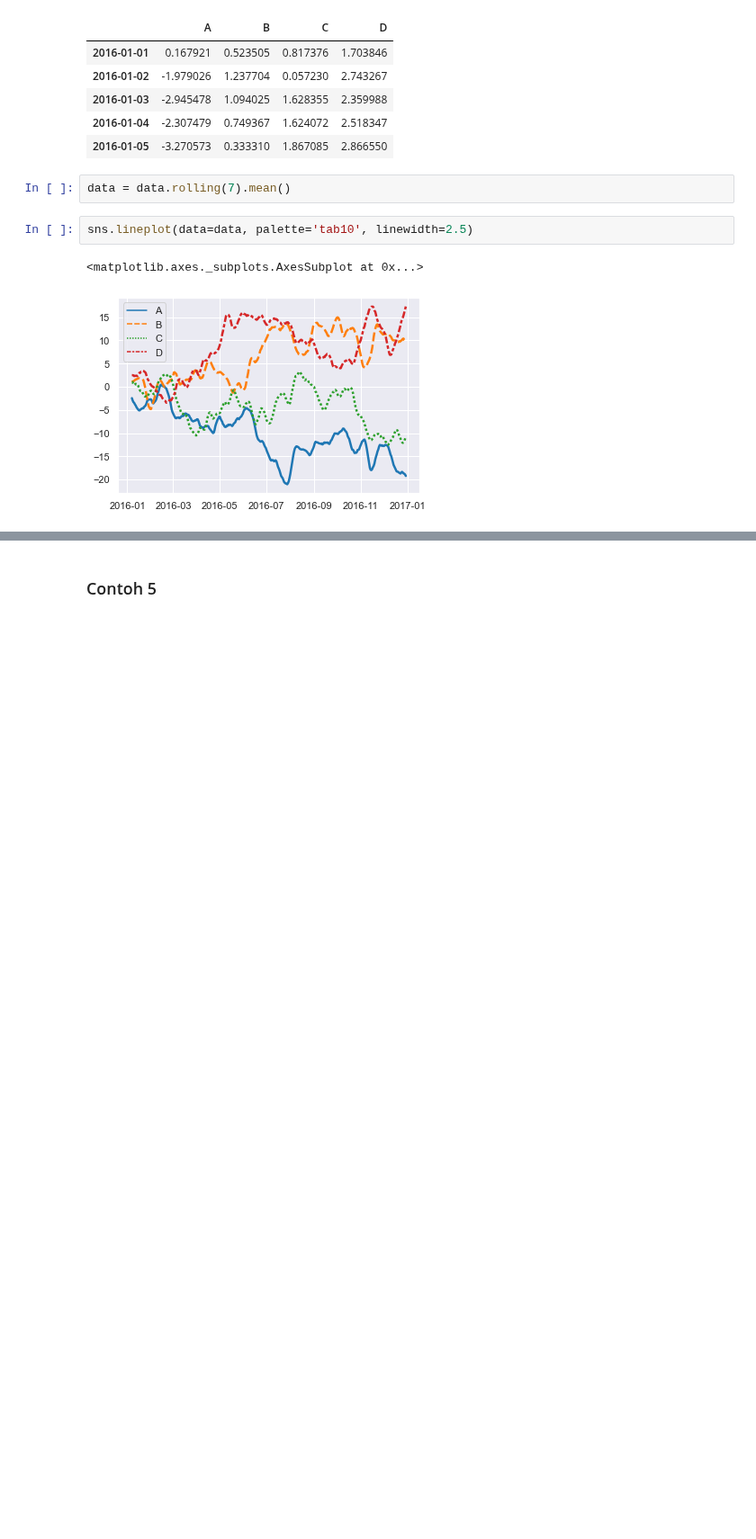
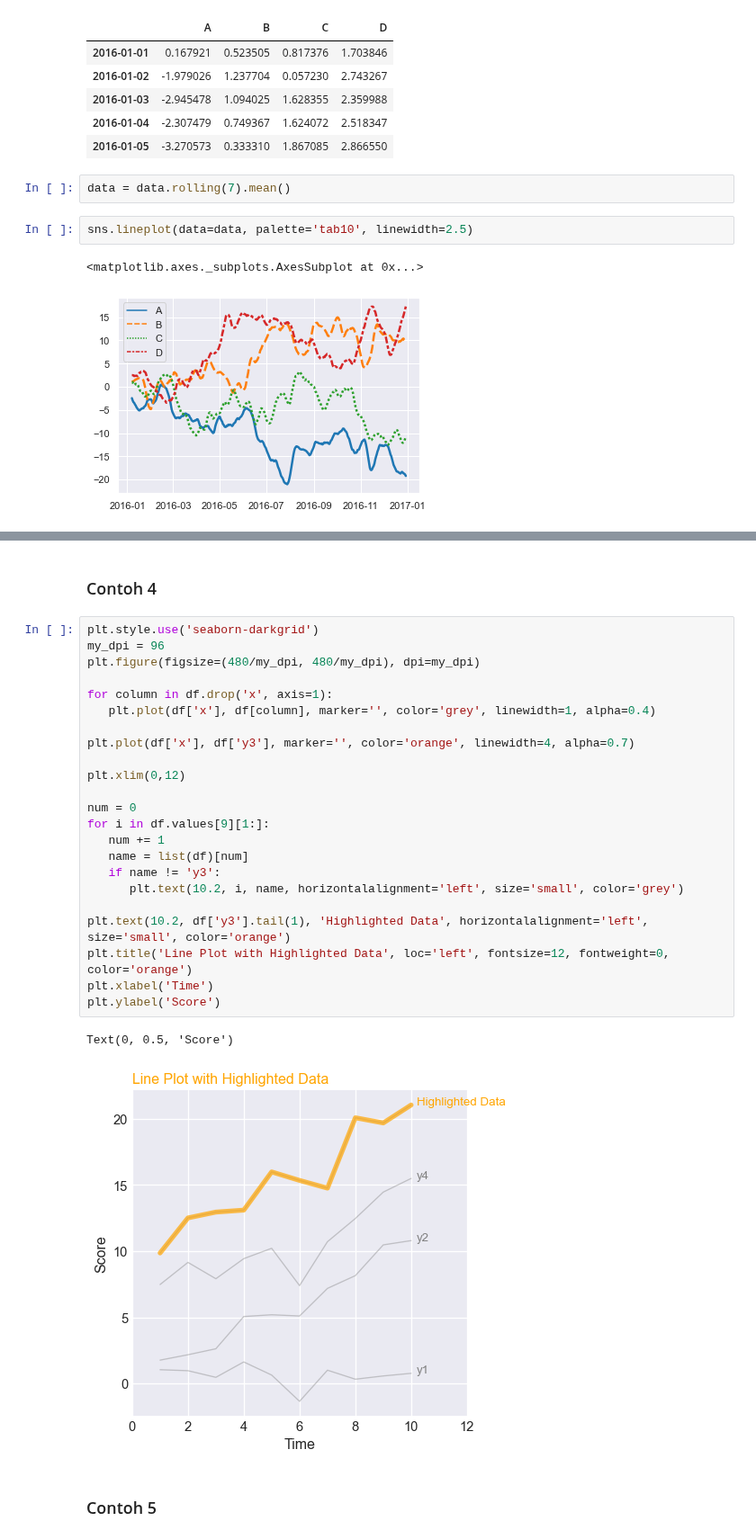
Before and after one commit to rudyhendrawn/data-course, a Jupyter notebook: data-visualization/Plot-TimeSeries.ipynb, the cells around one changed output, grey strips where cells are left out. Shown at 90% size. Saved outputs shown, nothing was run; the diff lists cells and outputs as text; blank space fills up the shorter version.

```diff
--- a/data-visualization/Plot-TimeSeries.ipynb
+++ b/data-visualization/Plot-TimeSeries.ipynb
@@ -78,2 +111,30 @@ sns.lineplot(data=data, palette='tab10', linewidth=2.5)
+# %% [markdown]
+### Contoh 4
+# %%
+plt.style.use('seaborn-darkgrid')
+my_dpi = 96
+plt.figure(figsize=(480/my_dpi, 480/my_dpi), dpi=my_dpi)
+
+for column in df.drop('x', axis=1):
+   plt.plot(df['x'], df[column], marker='', color='grey', linewidth=1, alpha=0.4)
+
+plt.plot(df['x'], df['y3'], marker='', color='orange', linewidth=4, alpha=0.7)
+
+plt.xlim(0,12)
+
+num = 0
+for i in df.values[9][1:]:
+   num += 1
+   name = list(df)[num]
+   if name != 'y3':
+      plt.text(10.2, i, name, horizontalalignment='left', size='small', color='grey')
+
+plt.text(10.2, df['y3'].tail(1), 'Highlighted Data', horizontalalignment='left', size='small', color='orange')
+plt.title('Line Plot with Highlighted Data', loc='left', fontsize=12, fontweight=0, color='orange')
+plt.xlabel('Time')
+plt.ylabel('Score')
+# %% [output]
+Text(0, 0.5, 'Score')
+[figure, added]
 # %% [markdown]
 ### Contoh 5
```
Also changed, not shown: parts of 23 cells of this notebook, 1 other file.
